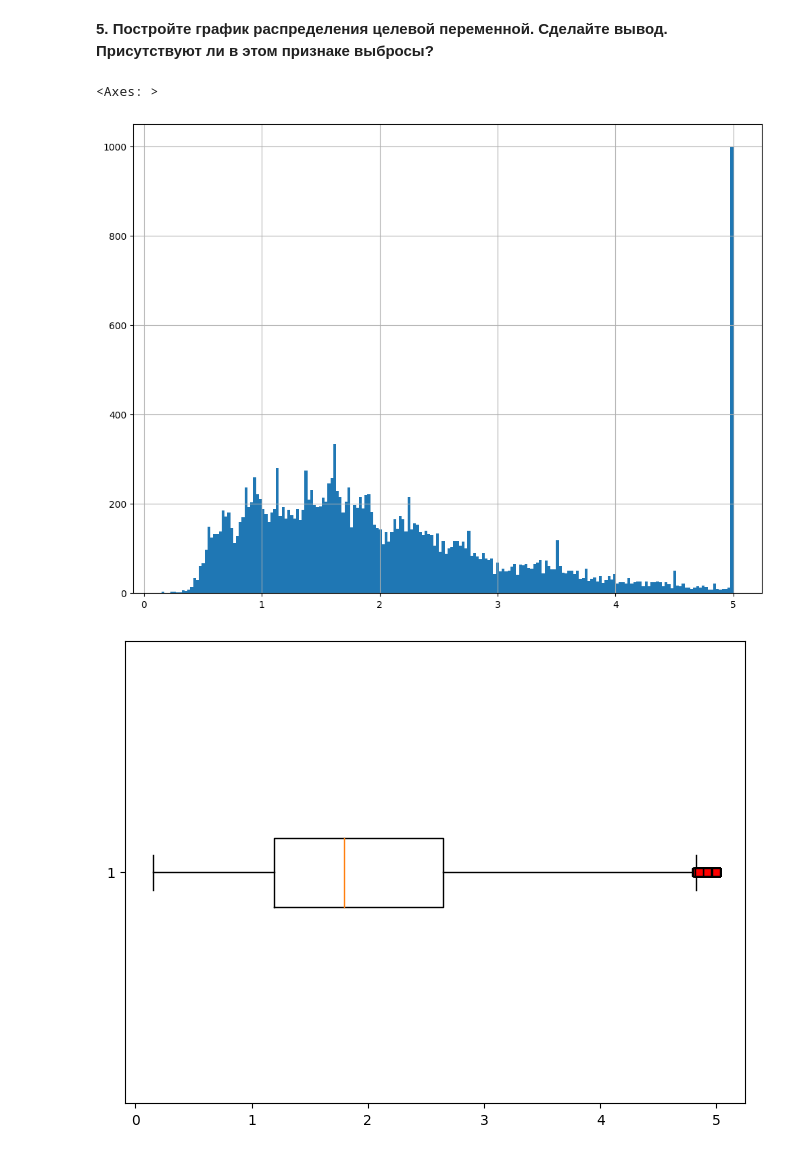
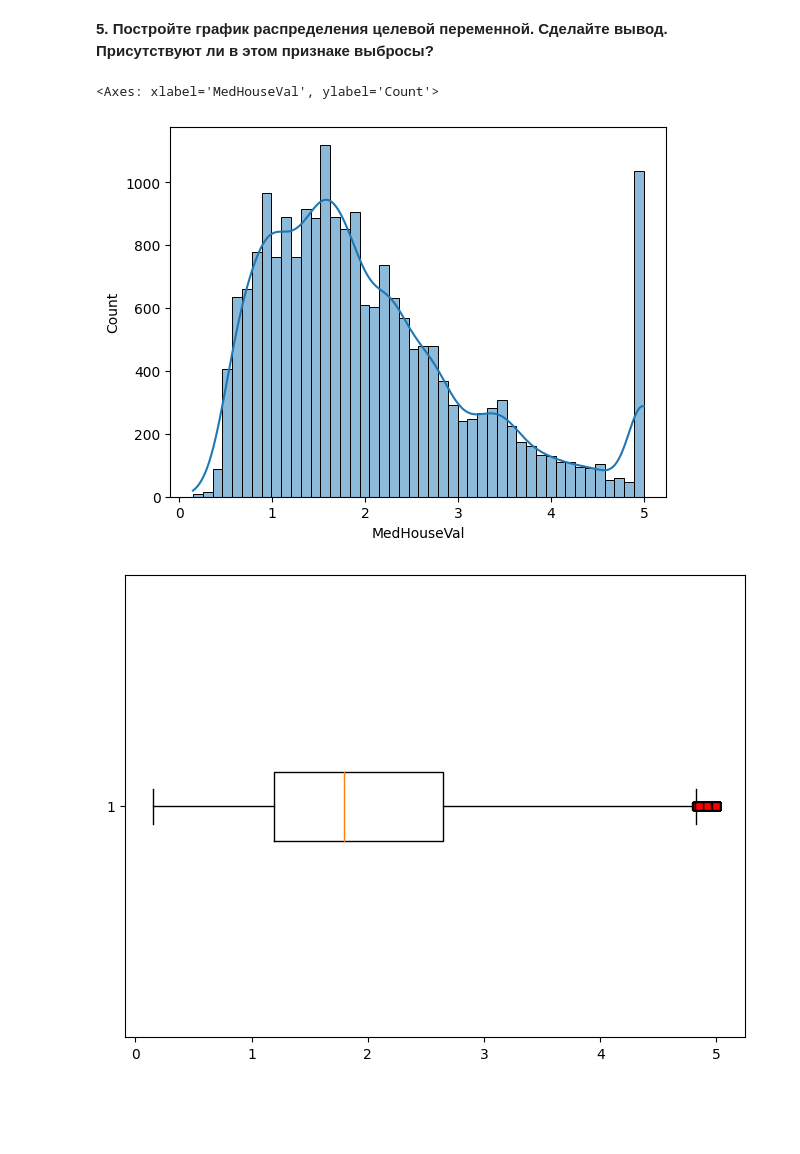
Before and after one commit to adtitovich/dsml-17, a Jupyter notebook: m5.ipynb, the cells around one changed output. Drawn from its saved outputs; the diff is of its cells as text; code cells hidden in the pictures; blank space fills up the shorter version.

```diff
--- a/m5.ipynb
+++ b/m5.ipynb
@@ -70,11 +74,11 @@ pd.DataFrame({'Обучение':[mean_squared_error(y_train, model.predict(X_tr
 | R2 | 0.604309 | 0.604162 |
 # %% [markdown]
 **5. Постройте график распределения целевой переменной. Сделайте вывод. Присутствуют ли в этом признаке выбросы?**
-# %%
-y.hist(bins=200, figsize=(12,9))
-# %% [output]
-<Axes: >
-[figure, removed]
+# %%
+sns.histplot(y, kde=True)
+# %% [output]
+<Axes: xlabel='MedHouseVal', ylabel='Count'>
+[figure, added]
 # %%
 red_square = dict(markerfacecolor='r', marker='s') # выделим предполагаемые выбросы
 fig, ax = plt.subplots(figsize=(8,6))
```
Also changed, not shown: parts of 14 cells of this notebook.
